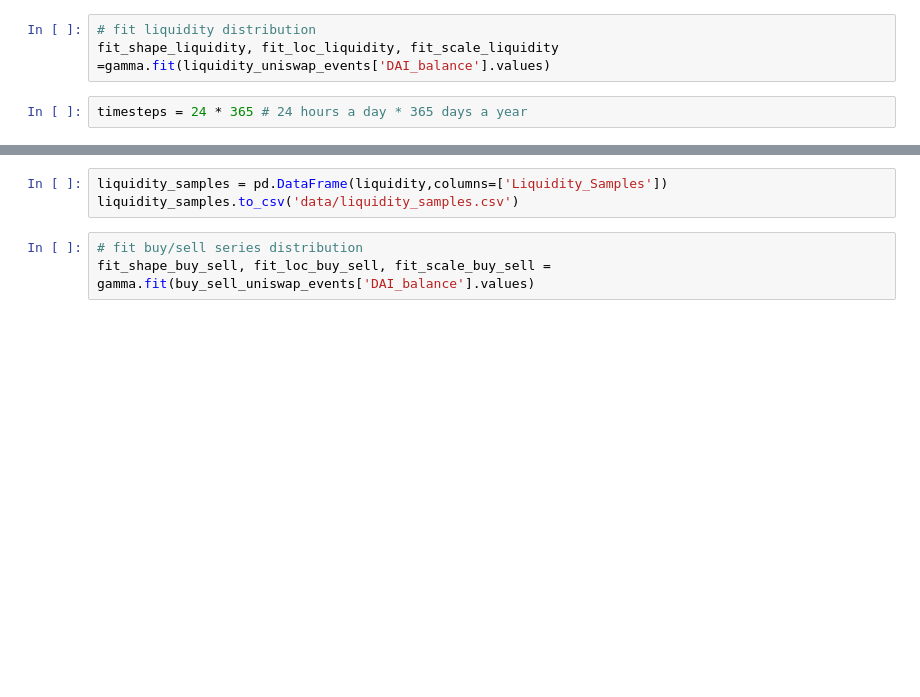
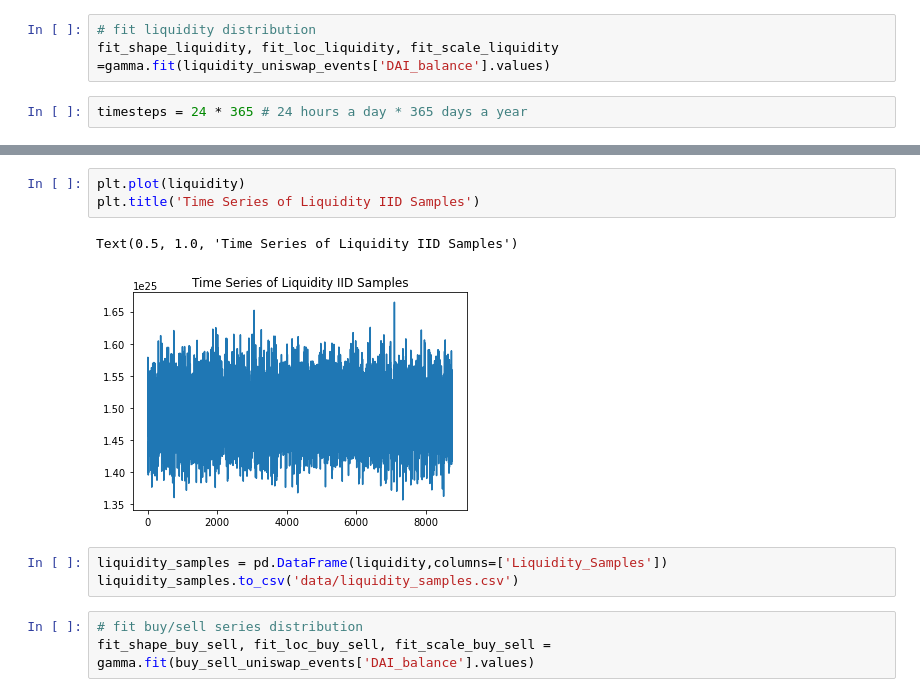
Before and after one commit to BlockScience/reflexer, a Jupyter notebook: notebooks/Stochastic_Generators/Uniswap_process_modeling.ipynb, the cells around one changed output, grey strips where cells are left out. Drawn from its saved outputs; the diff is of its cells as text; blank space fills up the shorter version.

```diff
--- a/notebooks/Stochastic_Generators/Uniswap_process_modeling.ipynb
+++ b/notebooks/Stochastic_Generators/Uniswap_process_modeling.ipynb
@@ -94,3 +94,9 @@ Text(0.5, 1.0, 'Hisogram of Liquidity IID Samples')
+# %%
+plt.plot(liquidity)
+plt.title('Time Series of Liquidity IID Samples')
+# %% [output]
+Text(0.5, 1.0, 'Time Series of Liquidity IID Samples')
+[figure, added]
 # %%
 liquidity_samples = pd.DataFrame(liquidity,columns=['Liquidity_Samples'])
 liquidity_samples.to_csv('data/liquidity_samples.csv')
```
Also changed, not shown: parts of 3 cells of this notebook, 1 other file.
